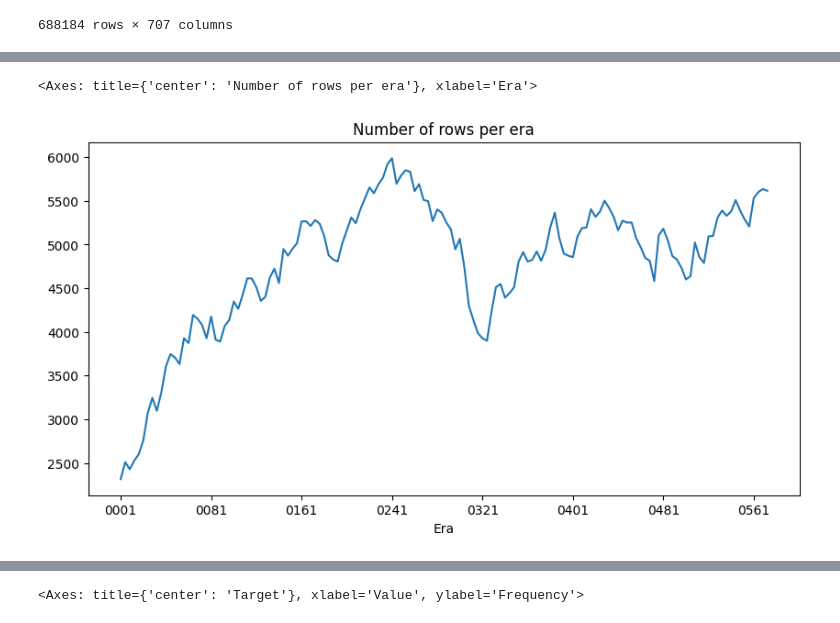
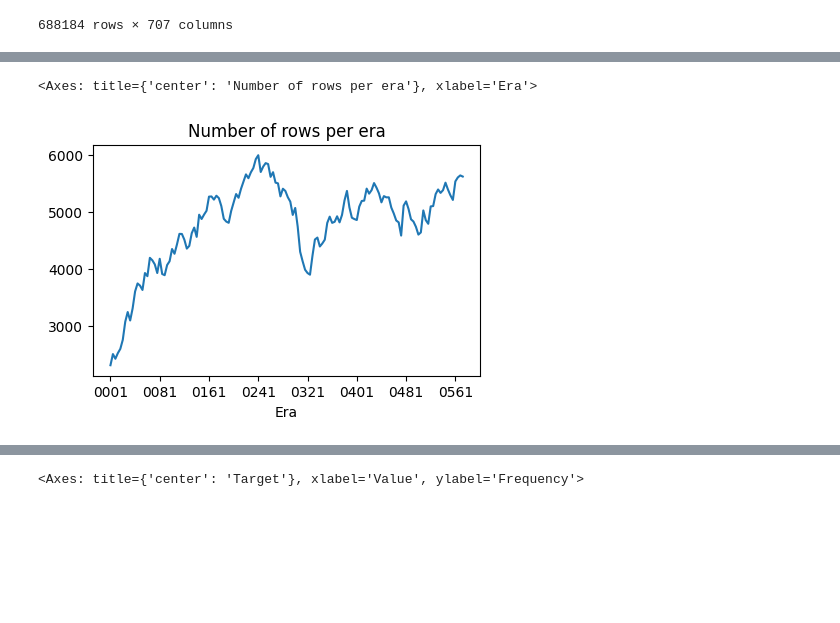
Before and after one commit to Harsh1tSh/Collab, a Jupyter notebook: hello_numerai.ipynb, the cells around one changed output, grey strips where cells are left out. Drawn from its saved outputs; the diff is of its cells as text; code cells hidden in the pictures; blank space fills up the shorter version.

```diff
--- a/hello_numerai.ipynb
+++ b/hello_numerai.ipynb
@@ -150,10 +85,10 @@ It is helpful to think about rows of stocks within the same `era` as a single ex
 # %%
 # Plot the number of rows per era
 train.groupby("era").size().plot(
     title="Number of rows per era",
-    figsize=(10, 5),
+    figsize=(5, 3),
     xlabel="Era"
 )
 # %% [output]
 <Axes: title={'center': 'Number of rows per era'}, xlabel='Era'>
-[figure, old version]
+[figure, new version]
```
Also changed, not shown: parts of 22 cells of this notebook.
